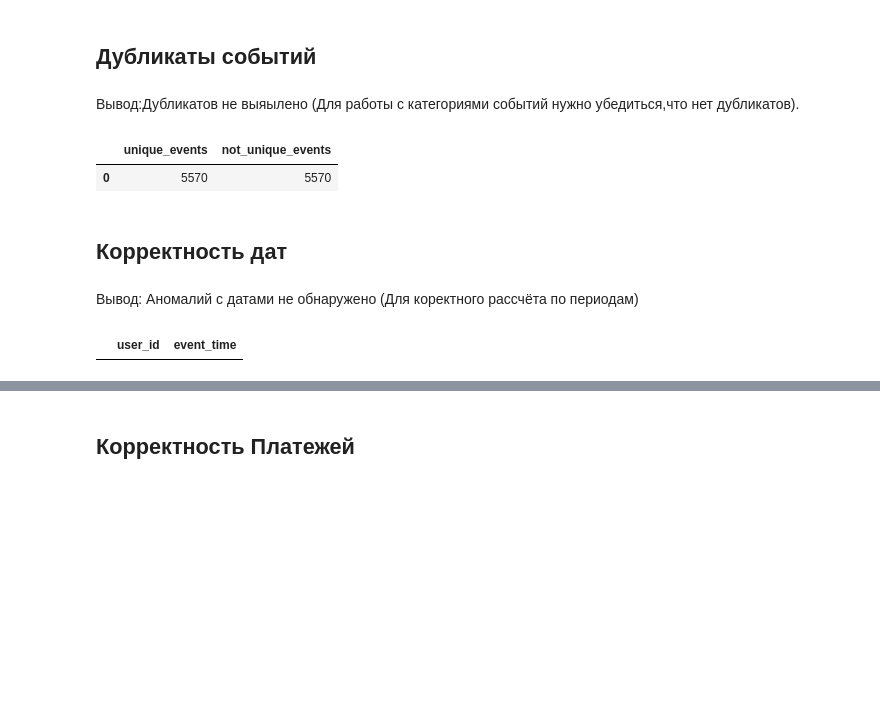
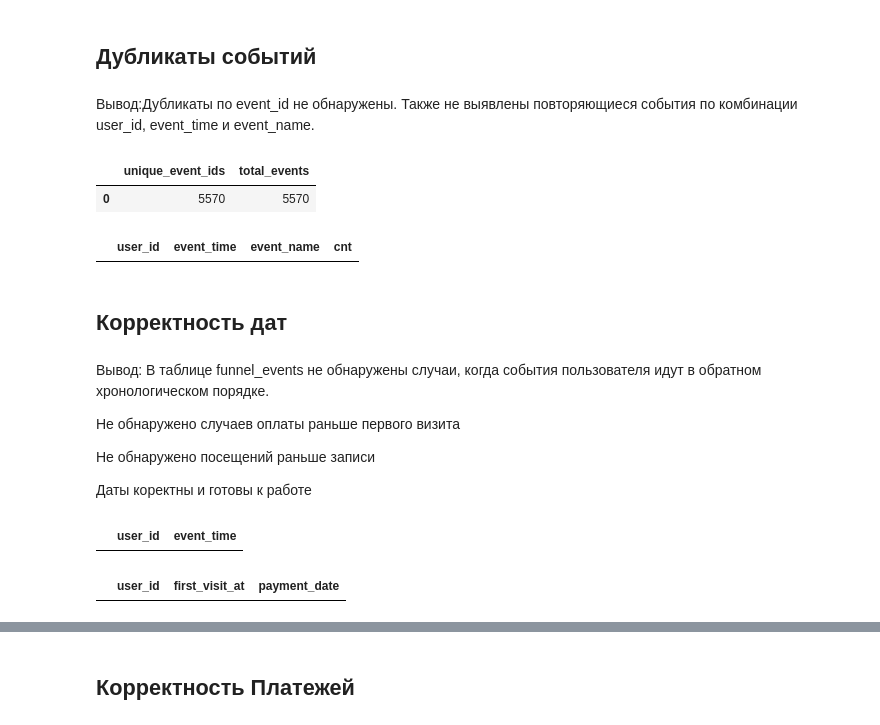
Before and after one commit to danilqwo/edtech-funnel-marketing-analysis, a Jupyter notebook: main.ipynb, the cells around one changed output, grey strips where cells are left out. Drawn from its saved outputs; the diff is of its cells as text; code cells hidden in the pictures; blank space fills up the shorter version.

```diff
--- a/main.ipynb
+++ b/main.ipynb
@@ -171,21 +172,45 @@ dtype: int64
 # %% [markdown]
 ## Дубликаты событий
 # %% [markdown]
-Вывод:Дубликатов не выяылено (Для работы с категориями событий нужно убедиться,что нет дубликатов).
+Вывод:Дубликаты по event_id не обнаружены. Также не выявлены повторяющиеся события по комбинации user_id, event_time и event_name.
 # %%
-query = """SELECT DISTINCT COUNT(*) AS unique_events
-,(SELECT COUNT(*) FROM funnel_events ) AS not_unique_events
+query = """SELECT
+    COUNT(DISTINCT event_id) AS unique_event_ids,
+    COUNT(*) AS total_events
 FROM funnel_events
 
  """
 pd.read_sql(query, conn)
 # %% [output]
-|  | unique_events | not_unique_events |
+|  | unique_event_ids | total_events |
 | 0 | 5570 | 5570 |
+# %%
+query = """SELECT
+    user_id,
+    event_time,
+    event_name,
+    COUNT(*) AS cnt
+FROM funnel_events
+GROUP BY
+    user_id,
+    event_time,
+    event_name
+HAVING COUNT(*) > 1
+
+ """
+pd.read_sql(query, conn)
+# %% [output]
+|  | user_id | event_time | event_name | cnt |
 # %% [markdown]
 ## Корректность дат
 # %% [markdown]
-Вывод: Аномалий с датами не обнаружено (Для коректного рассчёта по периодам)
+Вывод: В таблице funnel_events не обнаружены случаи, когда события пользователя идут в обратном хронологическом порядке.
+
+Не обнаружено случаев оплаты раньше первого визита
+
+Не обнаружено посещений раньше записи
+
+Даты коректны и готовы к работе
 # %%
 query = """
 WITH tb AS( SELECT user_id
@@ -203,3 +223,17 @@ SELECT user_id, t1 AS event_time FROM tb
 pd.read_sql(query, conn)
 # %% [output]
 |  | user_id | event_time |
+# %%
+query = """
+SELECT
+    p.user_id,
+    u.first_visit_at,
+    p.payment_date
+FROM payments p
+JOIN users u
+    ON p.user_id = u.user_id
+WHERE p.payment_date < DATE(u.first_visit_at     )
+"""
+pd.read_sql(query, conn)
+# %% [output]
+|  | user_id | first_visit_at | payment_date |
```
Also changed, not shown: parts of 25 cells of this notebook, 7 other files.
